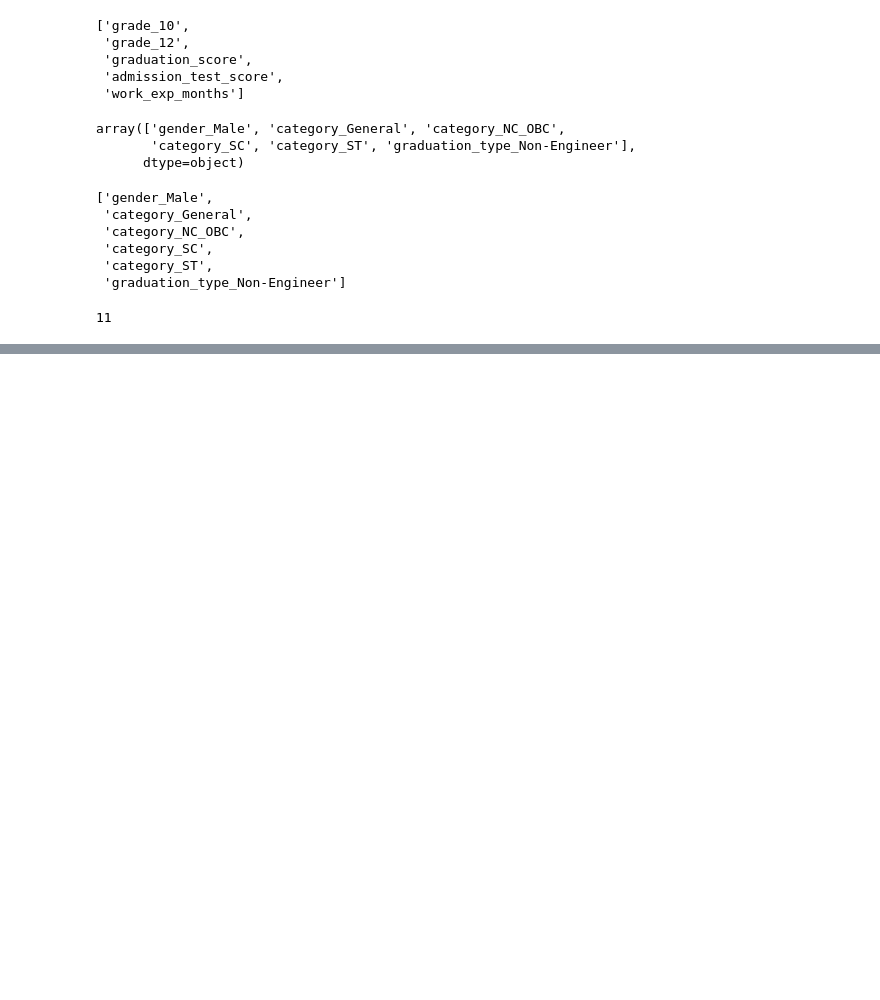
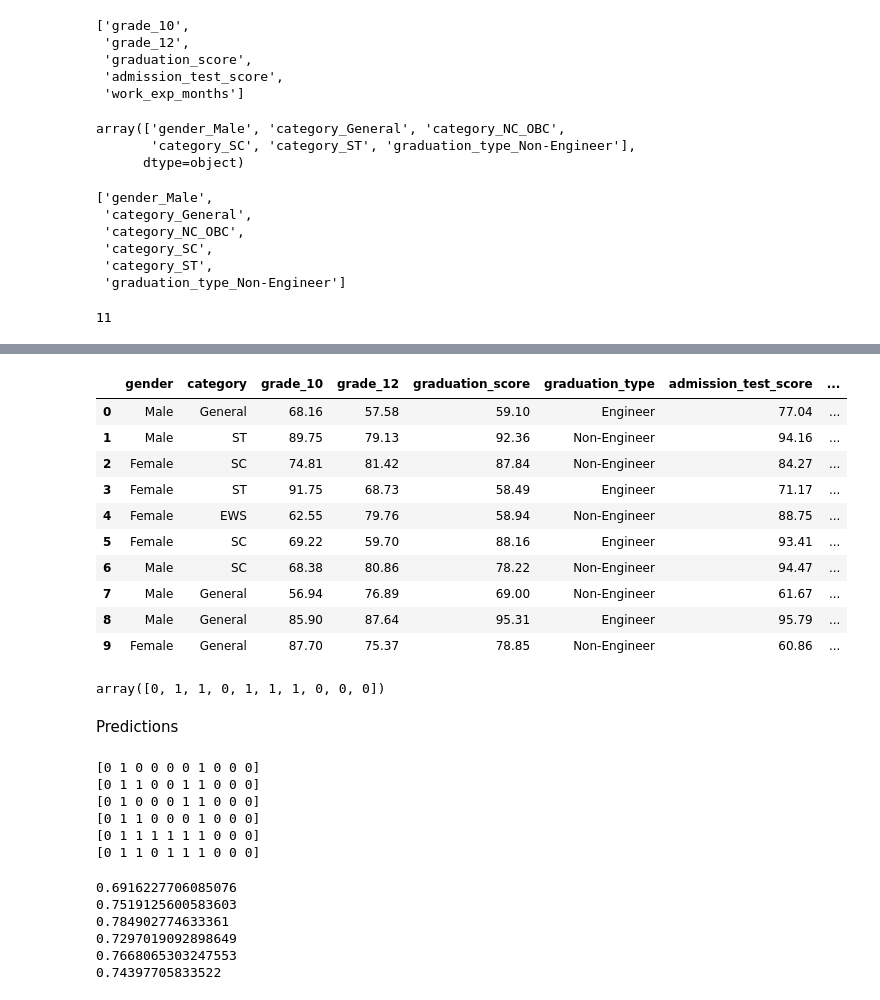
Before and after one commit to ps2122/university_shortlist_prediction_repo, a Jupyter notebook: pipeline_trial.ipynb, the cells around one changed output, grey strips where cells are left out. Drawn from its saved outputs; the diff is of its cells as text; code cells hidden in the pictures; blank space fills up the shorter version.

Commit message:
pipelines done

```diff
--- a/pipeline_trial.ipynb
+++ b/pipeline_trial.ipynb
@@ -249,0 +890,53 @@ array([0, 0, 0])
+# %%
+new_data = pd.read_csv("/Users/prasadsawant/Downloads/new_data.csv")
+# %%
+new_data
+# %% [output]
+|  | gender | category | grade_10 | grade_12 | graduation_score | graduation_type | admission_test_score | ... |
+| 0 | Male | General | 68.16 | 57.58 | 59.10 | Engineer | 77.04 | ... |
+| 1 | Male | ST | 89.75 | 79.13 | 92.36 | Non-Engineer | 94.16 | ... |
+| 2 | Female | SC | 74.81 | 81.42 | 87.84 | Non-Engineer | 84.27 | ... |
+| 3 | Female | ST | 91.75 | 68.73 | 58.49 | Engineer | 71.17 | ... |
+| 4 | Female | EWS | 62.55 | 79.76 | 58.94 | Non-Engineer | 88.75 | ... |
+| 5 | Female | SC | 69.22 | 59.70 | 88.16 | Engineer | 93.41 | ... |
+| 6 | Male | SC | 68.38 | 80.86 | 78.22 | Non-Engineer | 94.47 | ... |
+| 7 | Male | General | 56.94 | 76.89 | 69.00 | Non-Engineer | 61.67 | ... |
+| 8 | Male | General | 85.90 | 87.64 | 95.31 | Engineer | 95.79 | ... |
+| 9 | Female | General | 87.70 | 75.37 | 78.85 | Non-Engineer | 60.86 | ... |
+# %%
+predicted_class_6 = my_pipeline6.predict(new_data)
+predicted_class_6
+# %% [output]
+array([0, 1, 1, 0, 1, 1, 1, 0, 0, 0])
+# %% [markdown]
+Predictions
+# %%
+#Predictions
+print(predicted_class_1)
+print(predicted_class_2)
+print(predicted_class_3)
+print(predicted_class_4)
+print(predicted_class_5)
+print(predicted_class_6)
+# %% [output]
+[0 1 0 0 0 0 1 0 0 0]
+[0 1 1 0 0 1 1 0 0 0]
+[0 1 0 0 0 1 1 0 0 0]
+[0 1 1 0 0 0 1 0 0 0]
+[0 1 1 1 1 1 1 0 0 0]
+[0 1 1 0 1 1 1 0 0 0]
+# %%
+#Accuracy
+print(scores1.mean())
+print(scores2.mean())
+print(scores3.mean())
+print(scores4.mean())
+print(scores5.mean())
+print(scores6.mean())
+# %% [output]
+0.6916227706085076
+0.7519125600583603
+0.784902774633361
+0.7297019092898649
+0.7668065303247553
+0.74397705833522
```
Also changed, not shown: parts of 78 cells of this notebook, 7 other files.
